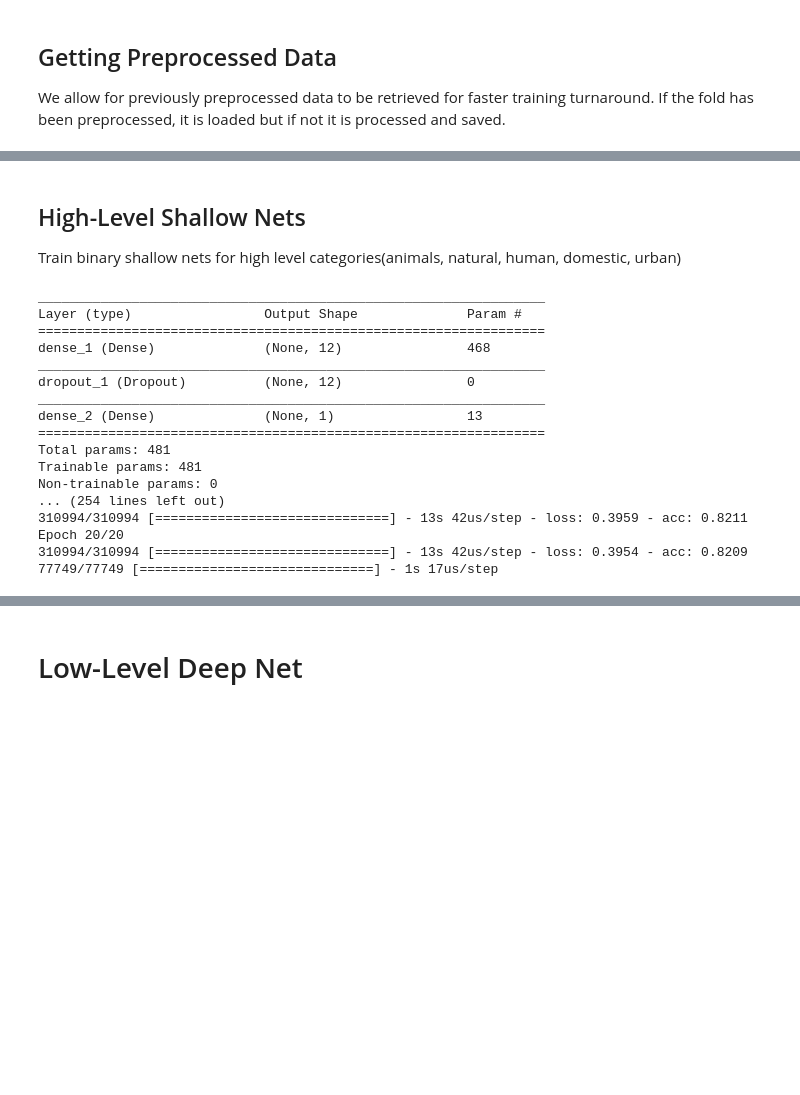
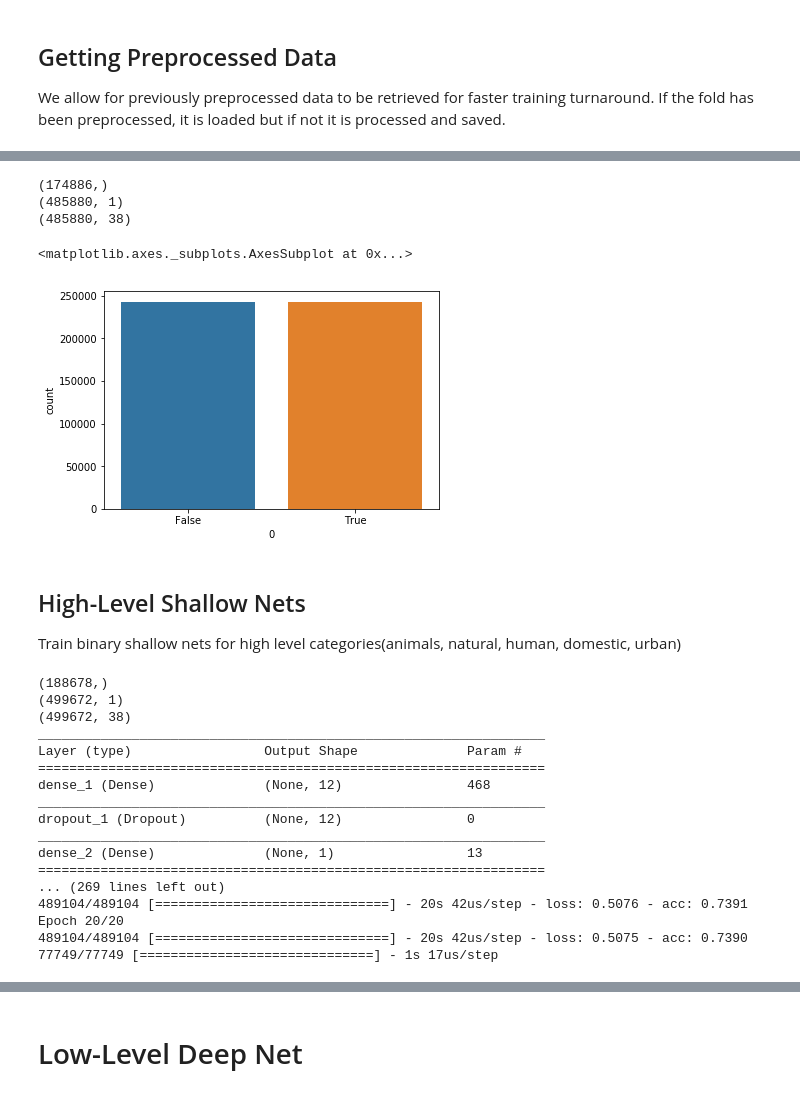
Before and after one commit to DeanPFZ/deep-audio-public, a Jupyter notebook: src/DNN Multi-layer.ipynb, the cells around one changed output, grey strips where cells are left out. Saved outputs shown, nothing was run; the diff lists cells and outputs as text; code cells hidden in the pictures; blank space fills up the shorter version.

```diff
--- a/src/DNN Multi-layer.ipynb
+++ b/src/DNN Multi-layer.ipynb
@@ -117,6 +86,16 @@ train_X = train.drop(columns=['target'])
 train_y = train.target
 test_X = test.drop(columns=['target'])
 test_y = test.target
+# %%
+import seaborn as sns
+xx, yy = du.balanced_supersample(train_X, train_y.between(0,10))
+sns.countplot(yy[0])
+# %% [output]
+(174886,)
+(485880, 1)
+(485880, 38)
+<matplotlib.axes._subplots.AxesSubplot at 0x...>
+[figure, added]
 # %% [markdown]
 ## High-Level Shallow Nets
 Train binary shallow nets for high level categories(animals, natural, human, domestic, urban)
@@ -126,11 +105,16 @@ hl_shallow = {}
 for i in range(0,5):
     start_i = i * 10
     end_i = ((i + 1) * 10) - 1
+#     Get equally distributed set of positive and negative instances
+    xx, yy = du.balanced_supersample(train_X, train_y.between(start_i, end_i))
     clas = KerasClassifier(build_fn=snn_clas.create_baseline, epochs=20, batch_size=128, verbose=1)
-    clas.fit(train_X, train_y.between(start_i,end_i))
+    clas.fit(xx, yy)
     clas.score(test_X, test_y.between(start_i,end_i))
     hl_shallow[h_classes[i]] = clas
 # %% [output]
+(188678,)
+(499672, 1)
+(499672, 38)
 _________________________________________________________________
 Layer (type)                 Output Shape              Param #
 =================================================================
@@ -140,11 +124,8 @@ dropout_1 (Dropout)          (None, 12)                0
 _________________________________________________________________
 dense_2 (Dense)              (None, 1)                 13
 =================================================================
-Total params: 481
-Trainable params: 481
-Non-trainable params: 0
-... (254 lines left out)
-310994/310994 [==============================] - 13s 42us/step - loss: 0.3959 - acc: 0.8211
+... (269 lines left out)
+489104/489104 [==============================] - 20s 42us/step - loss: 0.5076 - acc: 0.7391
 Epoch 20/20
-310994/310994 [==============================] - 13s 42us/step - loss: 0.3954 - acc: 0.8209
+489104/489104 [==============================] - 20s 42us/step - loss: 0.5075 - acc: 0.7390
 77749/77749 [==============================] - 1s 17us/step
```
Also changed, not shown: parts of 10 cells of this notebook, 1 other file.
